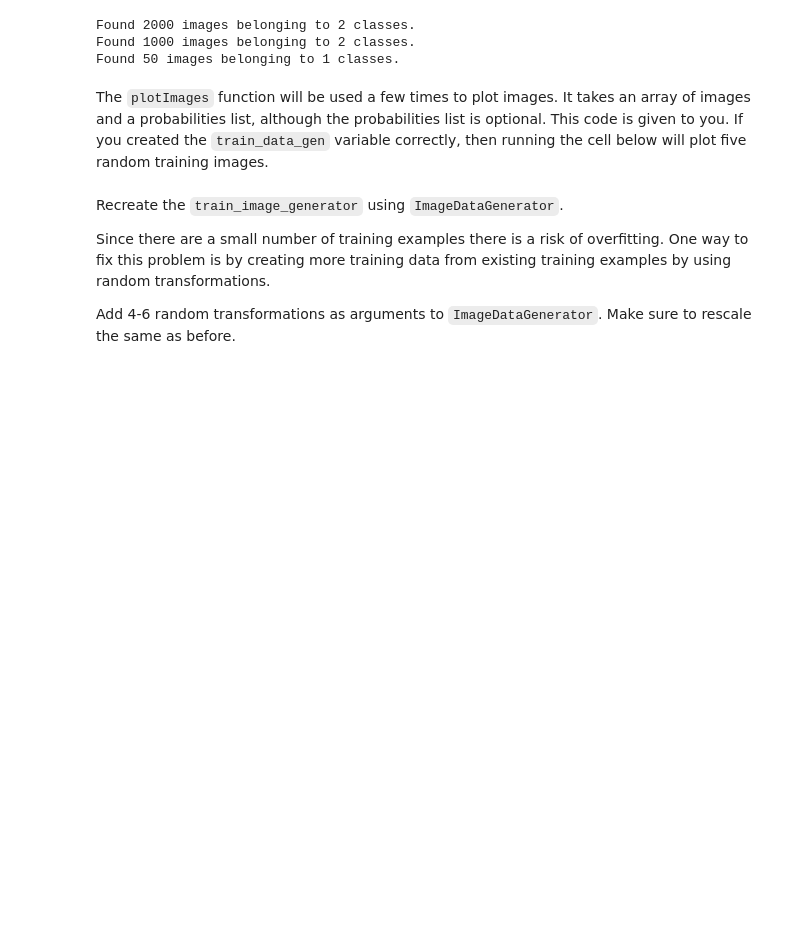
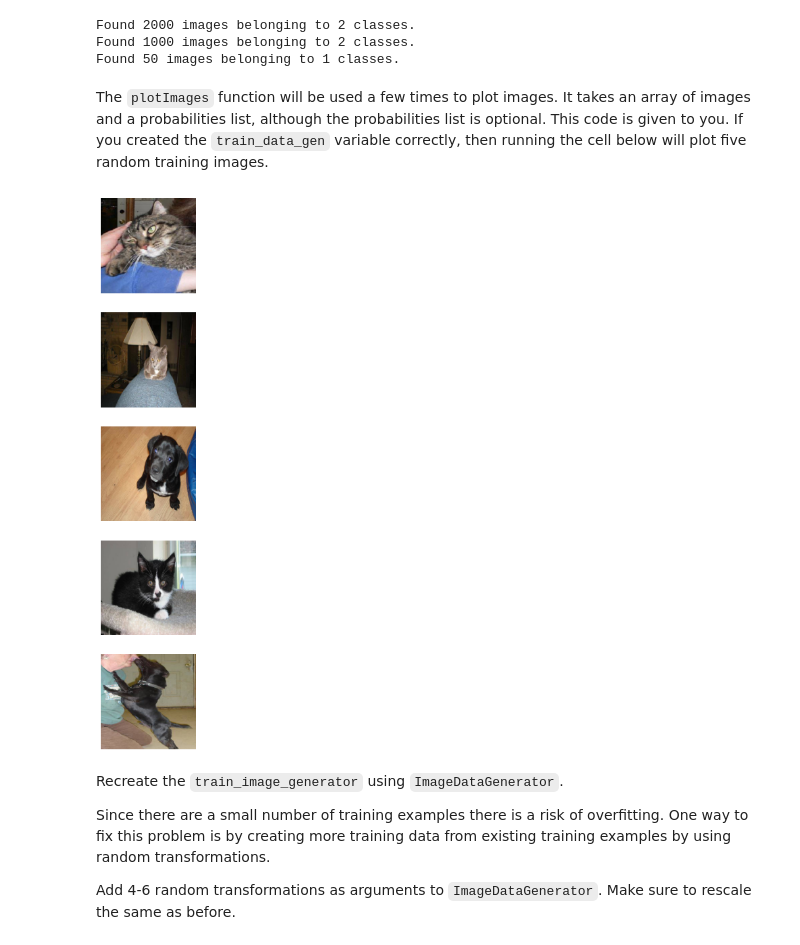
Before and after one commit to CharyS117/boilerplate-cat-and-dog-image-classifier, a Jupyter notebook: fcc_cat_dog.ipynb, the cells around one changed output. Drawn from its saved outputs; the diff is of its cells as text; code cells hidden in the pictures; blank space fills up the shorter version.

```diff
--- a/fcc_cat_dog.ipynb
+++ b/fcc_cat_dog.ipynb
@@ -81,5 +85,5 @@ Found 50 images belonging to 1 classes.
 # %%
-train_image_generator = ImageDataGenerator(rescale=1./255,shear_range=0.2,zoom_range=0.2,rotation_range=20,width_shift_range=0.2,height_shift_range=0.2)
+train_image_generator = ImageDataGenerator(rescale=1./255)
 validation_image_generator = ImageDataGenerator(rescale=1./255)
 test_image_generator = ImageDataGenerator(rescale=1./255)
 
@@ -95,21 +99,24 @@ The `plotImages` function will be used a few times to plot images. It takes an a
 # %%
 def plotImages(images_arr, probabilities = False):
     fig, axes = plt.subplots(len(images_arr), 1, figsize=(5,len(images_arr) * 3))
     if probabilities is False:
       for img, ax in zip( images_arr, axes):
           ax.imshow(img)
           ax.axis('off')
     else:
       for img, probability, ax in zip( images_arr, probabilities, axes):
           ax.imshow(img)
           ax.axis('off')
           if probability > 0.5:
               ax.set_title("%.2f" % (probability*100) + "% dog")
           else:
               ax.set_title("%.2f" % ((1-probability)*100) + "% cat")
     plt.show()
 
 sample_training_images, _ = next(train_data_gen)
+plotImages(sample_training_images[:5])
+# %% [output]
+[figure, added]
 # %% [markdown]
 Recreate the `train_image_generator` using `ImageDataGenerator`.
 
```
Also changed, not shown: parts of 9 cells of this notebook.
